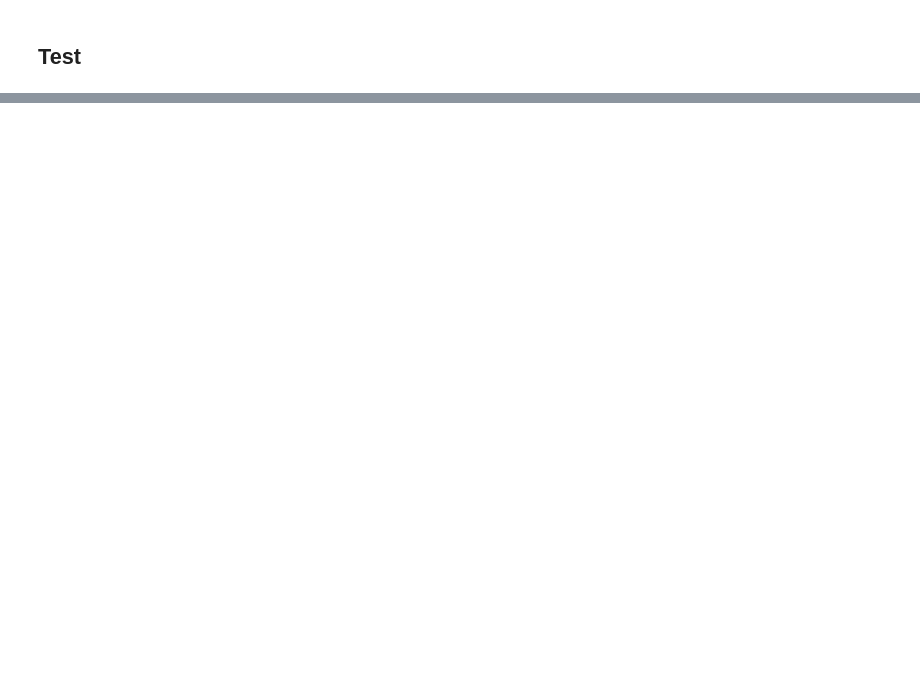
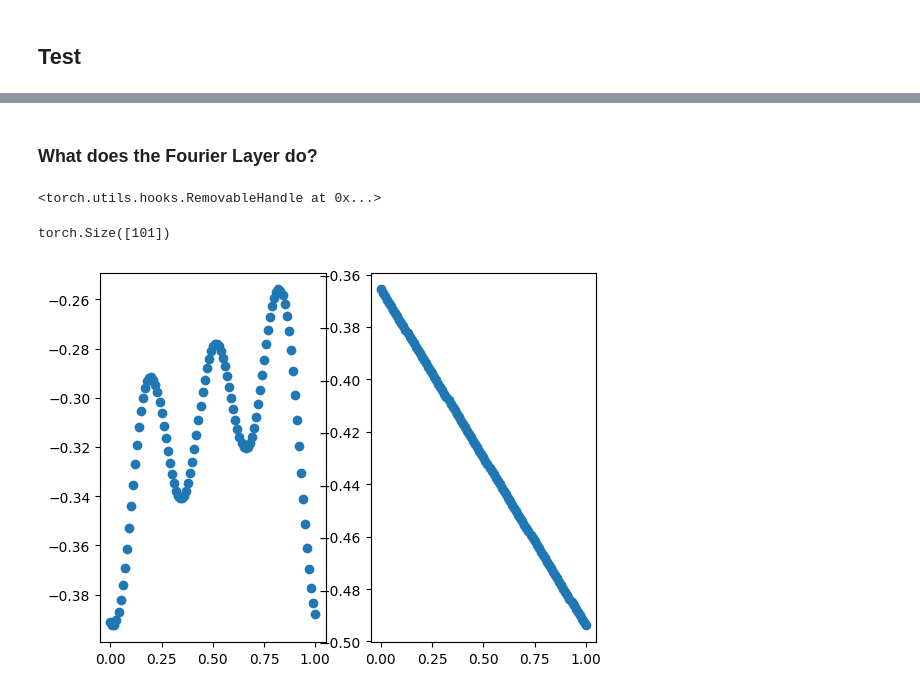
Before and after one commit to Hrrsmjd/fourier_neural_operator, a Jupyter notebook: temp/fourier_1d_heat_equation_no_ic.ipynb, the cells around one changed output, grey strips where cells are left out. Cells and saved outputs as stored; diff of their text form; code cells hidden in the pictures; blank space fills up the shorter version.

```diff
--- a/temp/fourier_1d_heat_equation_no_ic.ipynb
+++ b/temp/fourier_1d_heat_equation_no_ic.ipynb
@@ -577,0 +607,34 @@ plt.show()
+# %% [markdown]
+### What does the Fourier Layer do?
+# %%
+activation = {}
+def get_activation(name):
+    def hook(model, input, output):
+        activation[name] = output.detach()
+    return hook
+
+model.k0.register_forward_hook(get_activation('k0'))
+model.w0.register_forward_hook(get_activation('w0'))
+model.k1.register_forward_hook(get_activation('k1'))
+model.w1.register_forward_hook(get_activation('w1'))
+model.k2.register_forward_hook(get_activation('k2'))
+model.w2.register_forward_hook(get_activation('w2'))
+model.k3.register_forward_hook(get_activation('k3'))
+model.w3.register_forward_hook(get_activation('w3'))
+# %% [output]
+<torch.utils.hooks.RemovableHandle at 0x...>
+# %%
+torch.mean(activation['k0'][0], axis=0).shape
+# %% [output]
+torch.Size([101])
+# %%
+upredt0 = model(torch.cat((beta0_vec, vec), 1))
+# print(activation['k0'].shape)
+
+plt.subplot(121)
+plt.scatter(np.linspace(0, 1, nx + 1), torch.mean(activation['k0'][0], axis=0))
+plt.subplot(122)
+plt.scatter(np.linspace(0, 1, nx + 1), torch.mean(activation['w0'][0], axis=0))
+plt.show()
+# %% [output]
+[figure, added]
```
Also changed, not shown: parts of 15 cells of this notebook, 4 other files.
